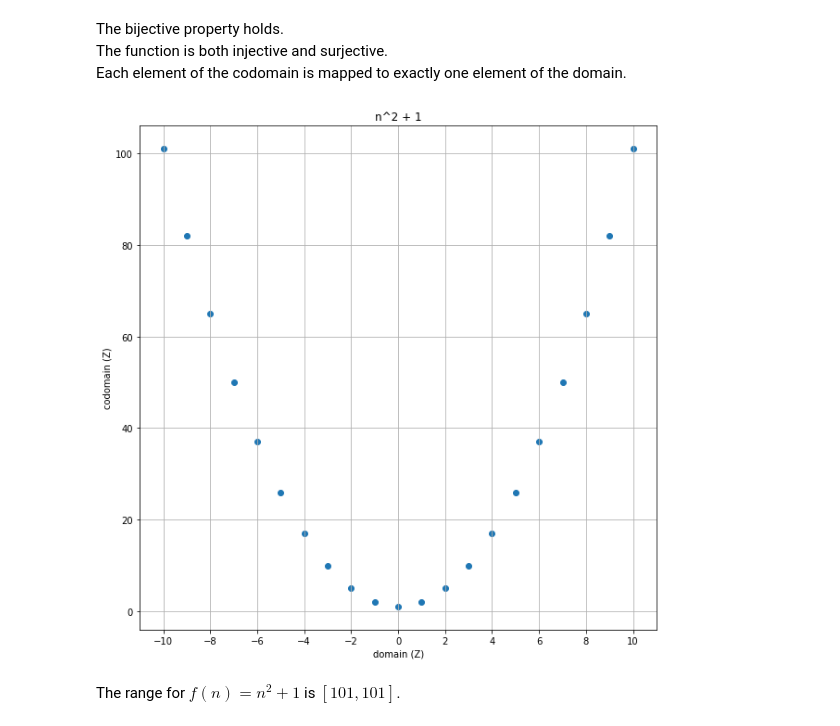
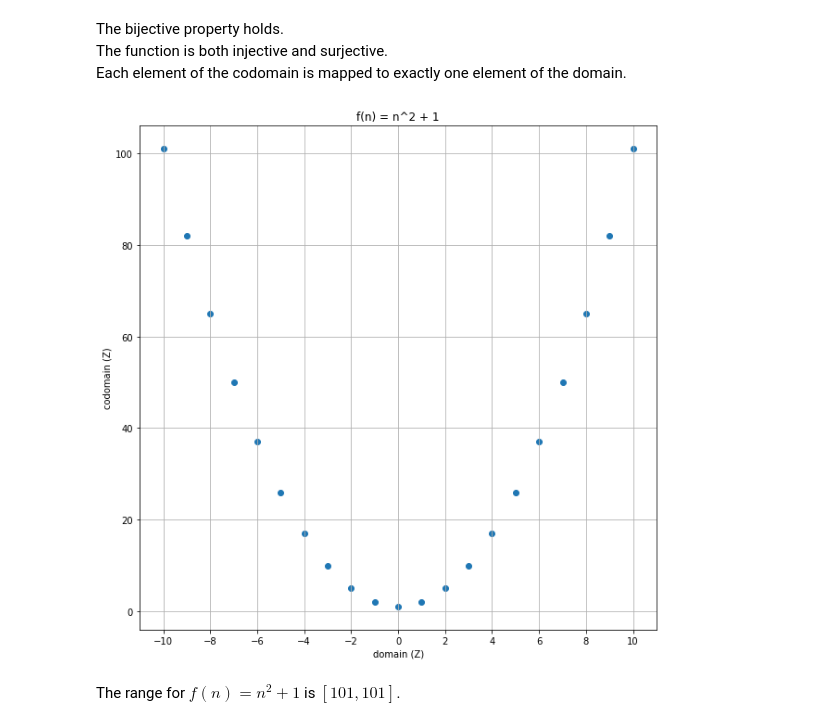
Before and after one commit to kegedy/EE502P, a Jupyter notebook: hw/kevin/HW02.ipynb, the cells around one changed output. Drawn from its saved outputs; the diff is of its cells as text; code cells hidden in the pictures.

```diff
--- a/hw/kevin/HW02.ipynb
+++ b/hw/kevin/HW02.ipynb
@@ -269,19 +269,19 @@ Each element of the codomain is mapped to exactly one element of the domain.
 # %%
 # Define subdomain and function
 n = np.arange(-10,11)
 f2 = lambda n: n**2 + 1
 
 # Plot
 ax,fig = plt.subplots(1,figsize=(10,10))
 plt.scatter(n,f2(n))
 plt.grid(True)
 plt.xticks(np.arange(-10,11,2))
 plt.xlabel('domain (Z)')
 plt.ylabel('codomain (Z)')
-plt.title('n^2 + 1')
+plt.title('f(n) = n^2 + 1')
 plt.show()
 # %% [output]
-[figure, old version]
+[figure, new version]
 # %%
 #for x in np.arange(-10,11):
 #    print(x,f2(x))
```
Also changed, not shown: parts of 3 cells of this notebook.
